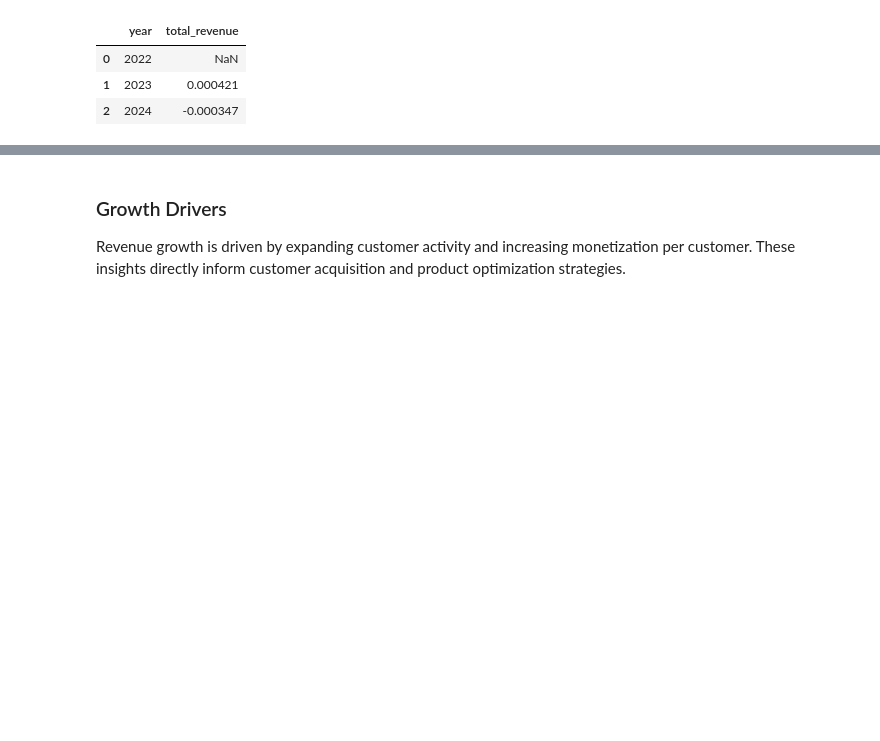
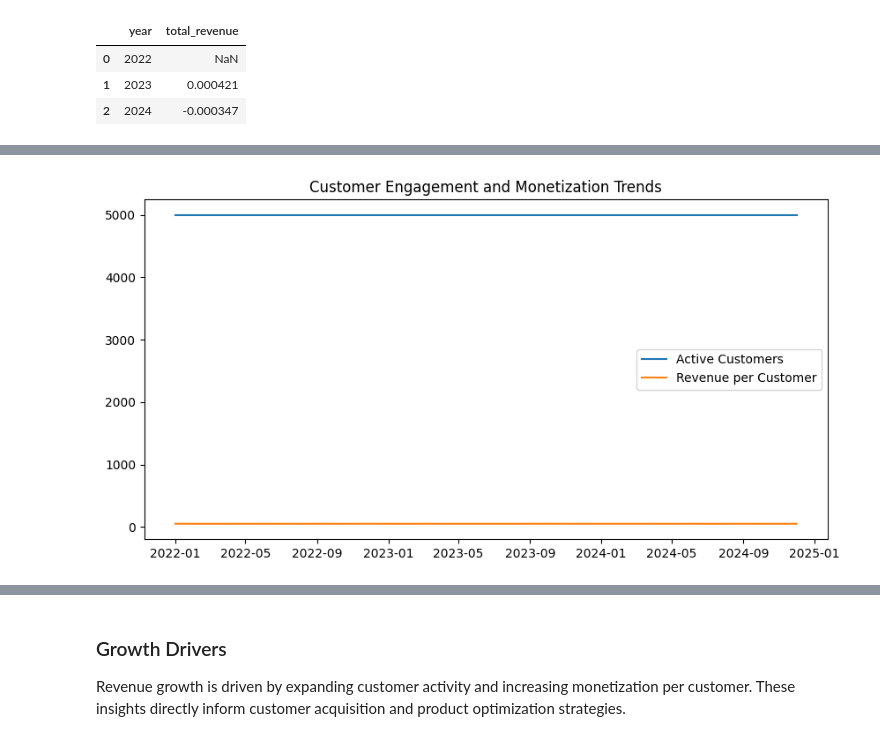
Before and after one commit to bwheeless7/data-portfolio, a Jupyter notebook: banking-revenue-forecasting/notebooks/02_revenue_forecasting_and_growth_modeling.ipynb, the cells around one changed output, grey strips where cells are left out. Saved outputs shown, nothing was run; the diff lists cells and outputs as text; code cells hidden in the pictures; blank space fills up the shorter version.

Commit message:
Update Revenue Forecasting and Growth

```diff
--- a/banking-revenue-forecasting/notebooks/02_revenue_forecasting_and_growth_modeling.ipynb
+++ b/banking-revenue-forecasting/notebooks/02_revenue_forecasting_and_growth_modeling.ipynb
@@ -76,3 +78,14 @@ growth
 | 0 | 2022 | NaN |
 | 1 | 2023 | 0.000421 |
 | 2 | 2024 | -0.000347 |
+# %%
+# Customer Engagement & Monetization Analysis
+
+monthly_customers = data.groupby("month")["customer_id"].nunique().reset_index(name="active_customers")
+
+monthly_revenue = data.groupby("month")["total_revenue"].sum().reset_index()
+
+engagement = monthly_customers.merge(monthly_revenue, on="month")
+engagement["revenue_per_customer"] = engagement["total_revenue"] / engagement["active_customers"]
+
+engagement.tail()
@@ -78,0 +99,9 @@ growth
+# %%
+plt.figure(figsize=(10,5))
+plt.plot(engagement["month"], engagement["active_customers"], label="Active Customers")
+plt.plot(engagement["month"], engagement["revenue_per_customer"], label="Revenue per Customer")
+plt.legend()
+plt.title("Customer Engagement and Monetization Trends")
+plt.show()
+# %% [output]
+[figure, added]
```
Also changed, not shown: parts of 4 cells of this notebook, 1 other file.
